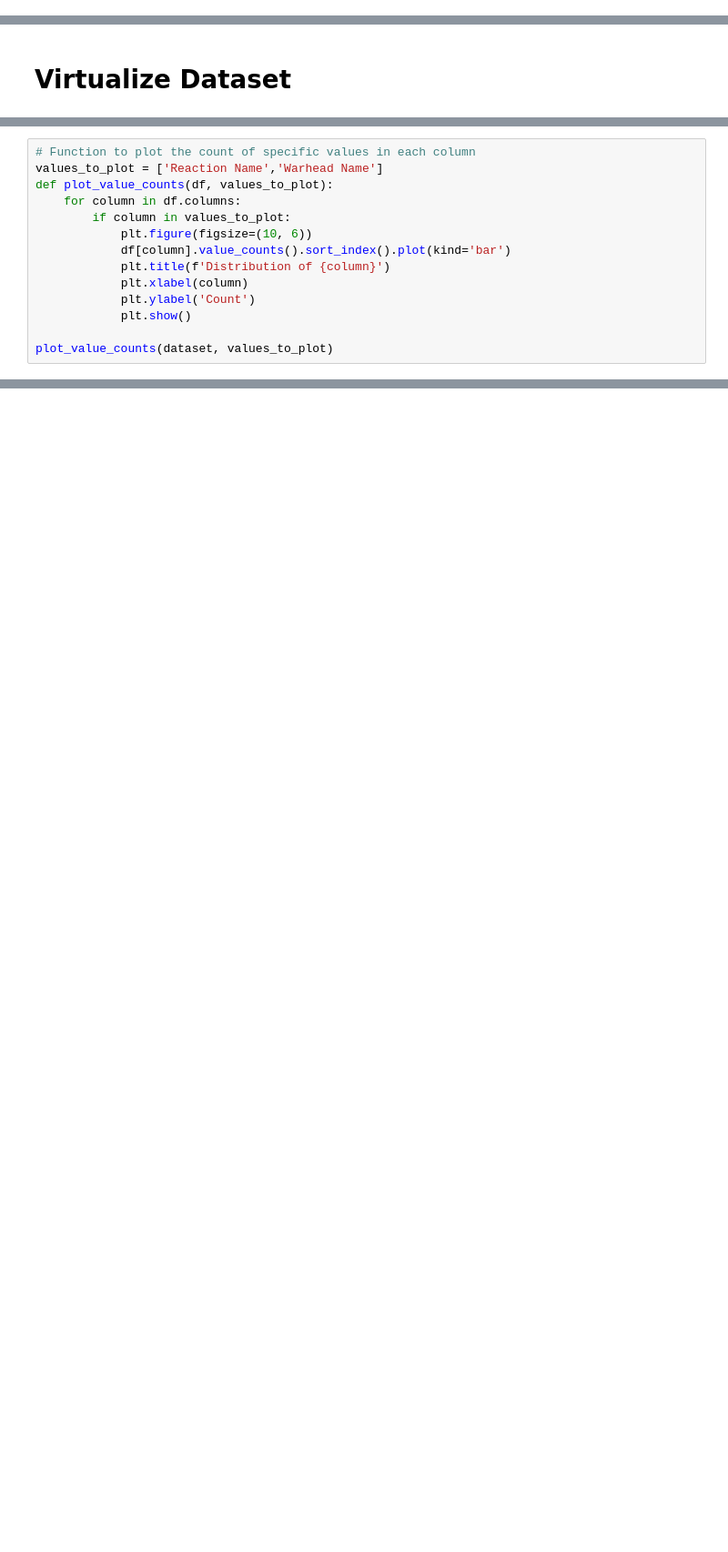
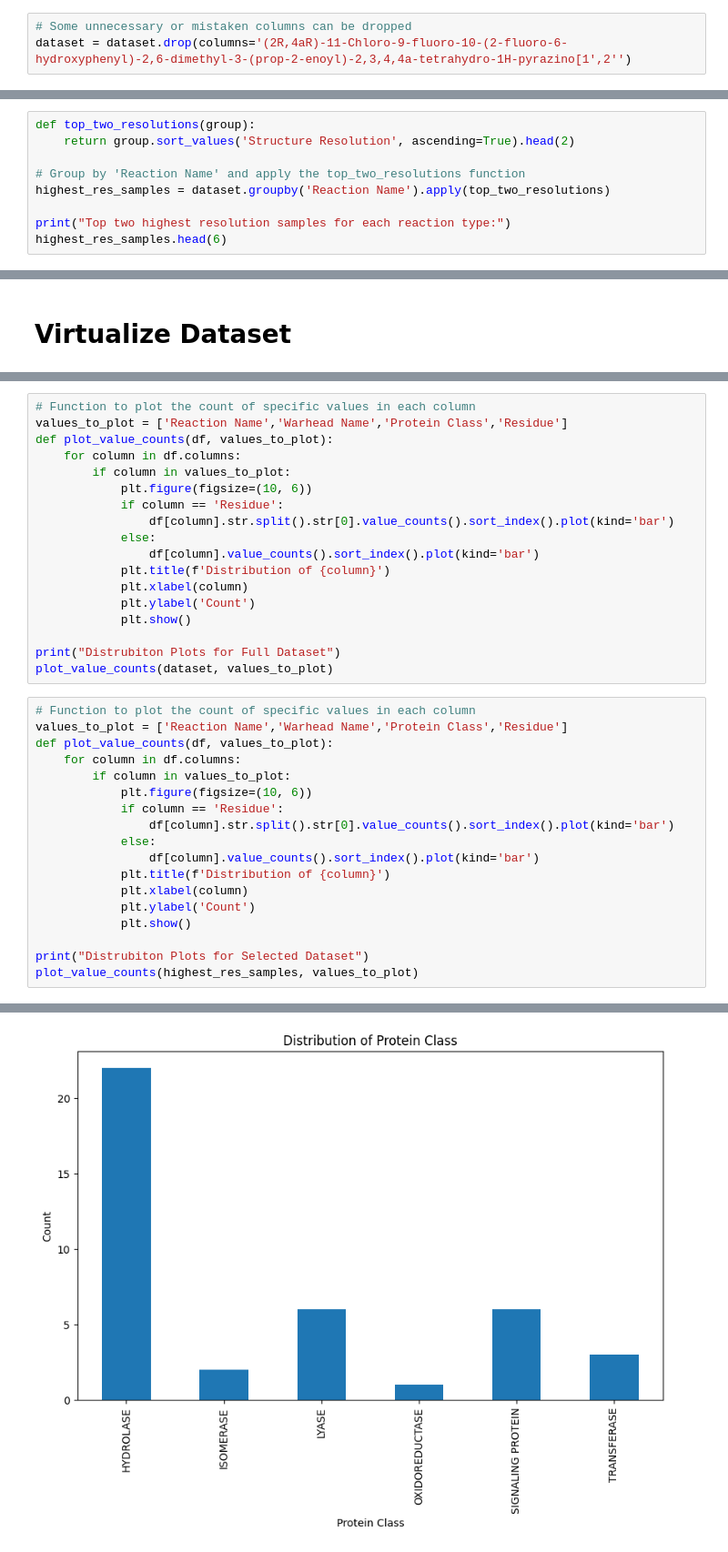
Before and after one commit to maskeci/Filter-for-CovPDB_complexes, a Jupyter notebook: Filter_n_Scrap.ipynb, the cells around one changed output, grey strips where cells are left out. Shown at 91% size. Drawn from its saved outputs; the diff is of its cells as text; blank space fills up the shorter version.

```diff
--- a/Filter_n_Scrap.ipynb
+++ b/Filter_n_Scrap.ipynb
@@ -154,0 +247,3 @@ print('Not collected proteins: ', not_collected)
+# %%
+# Some unnecessary or mistaken columns can be dropped
+dataset = dataset.drop(columns='(2R,4aR)-11-Chloro-9-fluoro-10-(2-fluoro-6-hydroxyphenyl)-2,6-dimethyl-3-(prop-2-enoyl)-2,3,4,4a-tetrahydro-1H-pyrazino[1′,2′')
@@ -157,0 +290,9 @@ dataset.to_excel('Dataset.xlsx')
+# %%
+def top_two_resolutions(group):
+    return group.sort_values('Structure Resolution', ascending=True).head(2)
+
+# Group by 'Reaction Name' and apply the top_two_resolutions function
+highest_res_samples = dataset.groupby('Reaction Name').apply(top_two_resolutions)
+
+print("Top two highest resolution samples for each reaction type:")
+highest_res_samples.head(6)
@@ -162,14 +394,37 @@ dataset
 # %%
 # Function to plot the count of specific values in each column
-values_to_plot = ['Reaction Name','Warhead Name']
+values_to_plot = ['Reaction Name','Warhead Name','Protein Class','Residue']
 def plot_value_counts(df, values_to_plot):
     for column in df.columns:
         if column in values_to_plot:
             plt.figure(figsize=(10, 6))
-            df[column].value_counts().sort_index().plot(kind='bar')
+            if column == 'Residue':
+                df[column].str.split().str[0].value_counts().sort_index().plot(kind='bar')
+            else:
+                df[column].value_counts().sort_index().plot(kind='bar')
             plt.title(f'Distribution of {column}')
             plt.xlabel(column)
             plt.ylabel('Count')
             plt.show()
 
+print("Distrubiton Plots for Full Dataset")
 plot_value_counts(dataset, values_to_plot)
+# %%
+# Function to plot the count of specific values in each column
+values_to_plot = ['Reaction Name','Warhead Name','Protein Class','Residue']
+def plot_value_counts(df, values_to_plot):
+    for column in df.columns:
+        if column in values_to_plot:
+            plt.figure(figsize=(10, 6))
+            if column == 'Residue':
+                df[column].str.split().str[0].value_counts().sort_index().plot(kind='bar')
+            else:
+                df[column].value_counts().sort_index().plot(kind='bar')
+            plt.title(f'Distribution of {column}')
+            plt.xlabel(column)
+            plt.ylabel('Count')
+            plt.show()
+
+print("Distrubiton Plots for Selected Dataset")
+plot_value_counts(highest_res_samples, values_to_plot)
+# %% [output]
@@ -175,0 +432 @@ plot_value_counts(dataset, values_to_plot)
+[figure, added]
```
Also changed, not shown: parts of 19 cells of this notebook.
